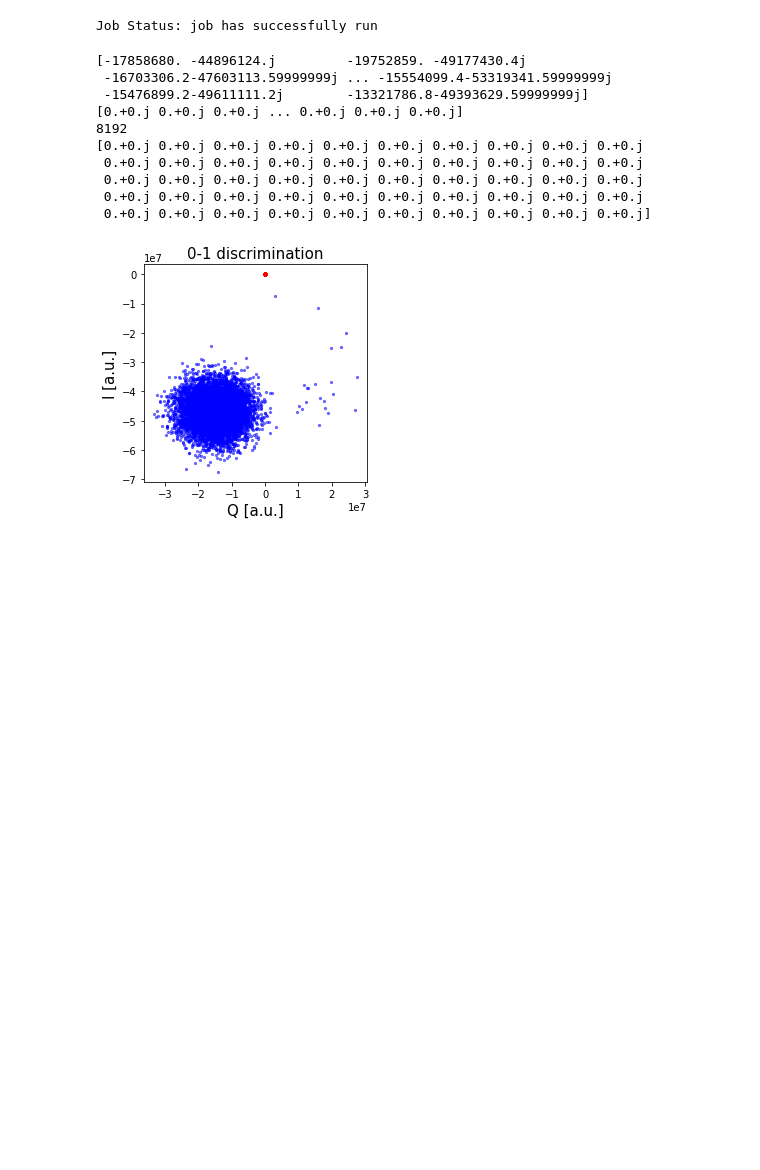
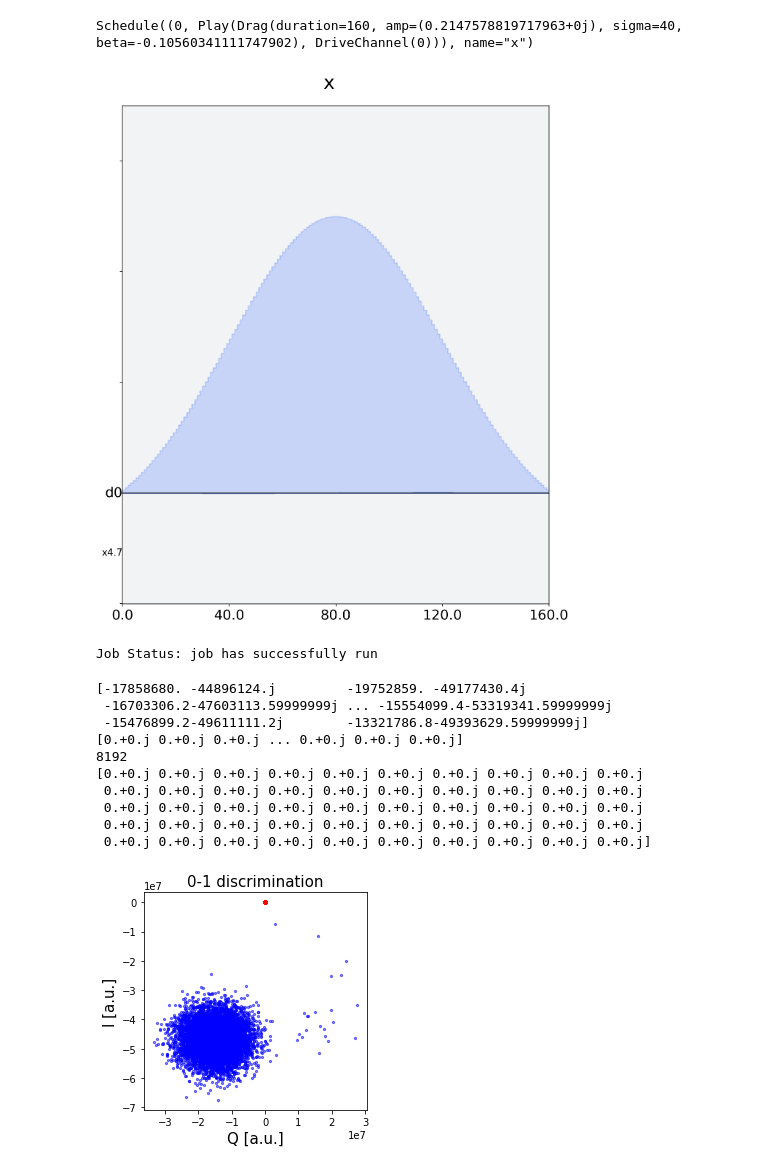
Before and after one commit to Raijeku/PI2, a Jupyter notebook: base_datos.ipynb, the cells around one changed output. Drawn from its saved outputs; the diff is of its cells as text; code cells hidden in the pictures; blank space fills up the shorter version.

```diff
--- a/base_datos.ipynb
+++ b/base_datos.ipynb
@@ -12,6 +12,14 @@ backend_config = backend.configuration()
 assert backend_config.open_pulse, "Backend doesn't support Pulse"
 calibrations = backend_defaults.instruction_schedule_map
 x_schedule = calibrations.get('x',0)
+# %%
+print(x_schedule)
+# %% [output]
+Schedule((0, Play(Drag(duration=160, amp=(0.2147578819717963+0j), sigma=40, beta=-0.10560341111747902), DriveChannel(0))), name="x")
+# %%
+x_schedule.draw()
+# %% [output]
+[figure, added]
 # %%
 qubit = 0
 
```
Also changed, not shown: 3 other files.
